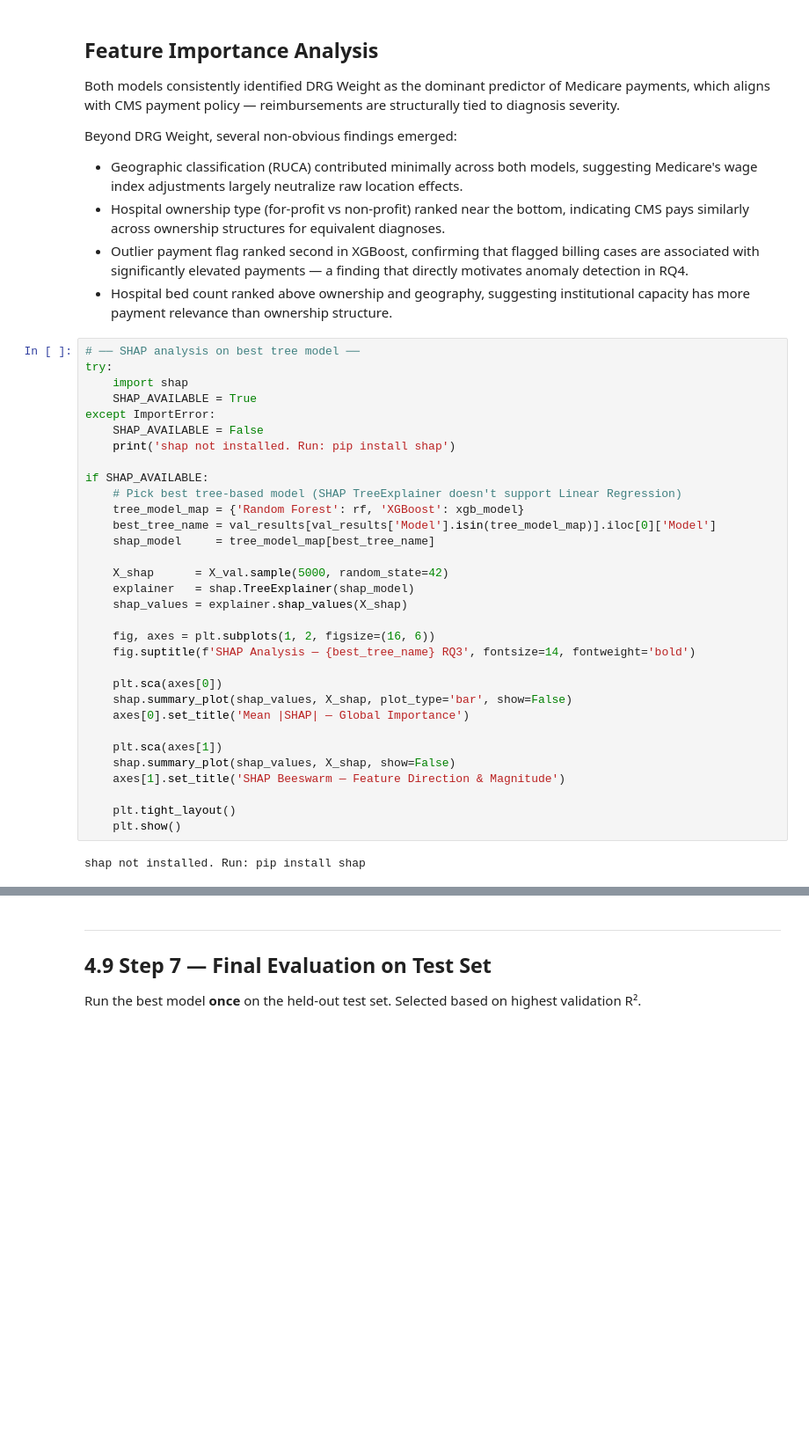
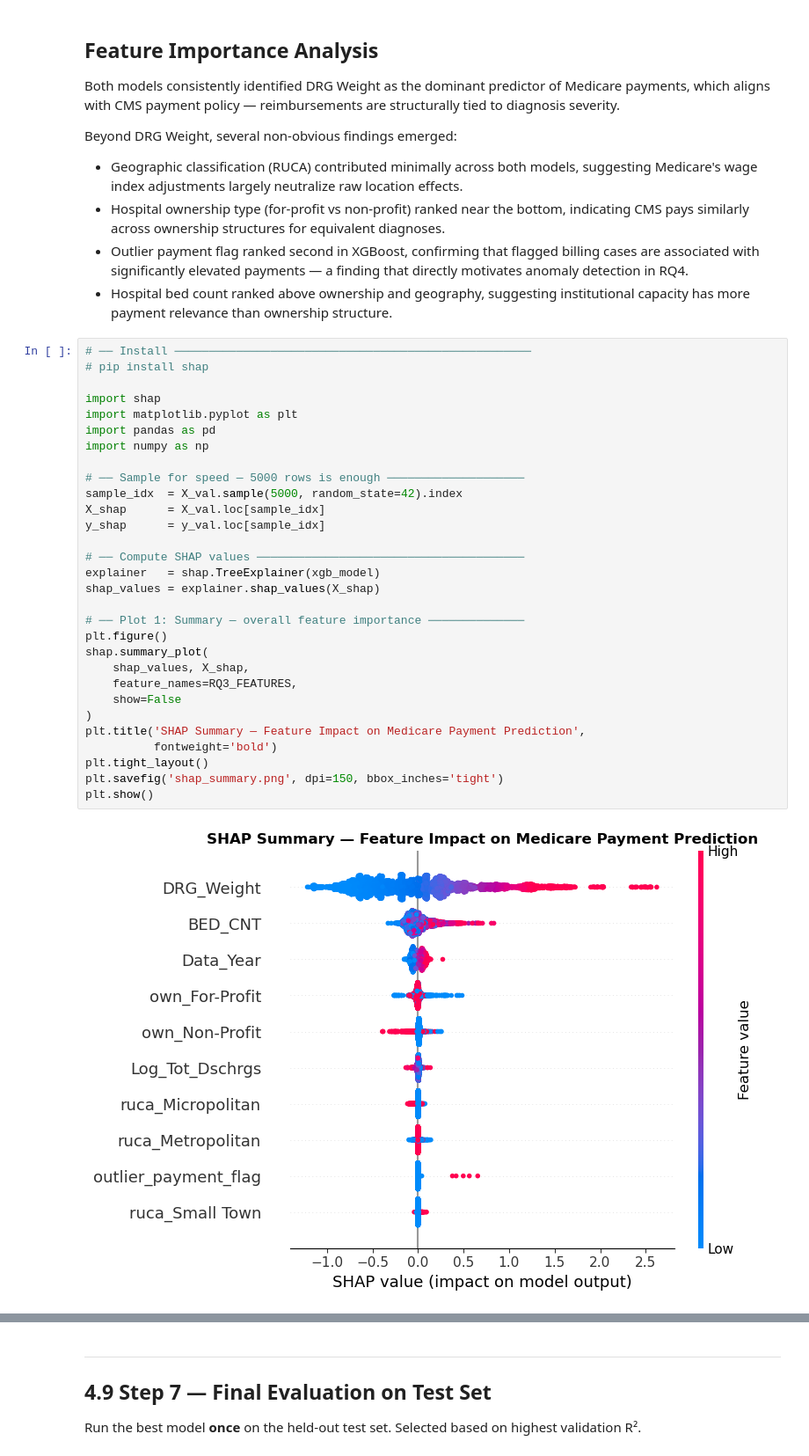
Before and after one commit to AlphonsaSruthi/MedicareDataAnalysis, a Jupyter notebook: Scripts/04_Modeling_RQ3.ipynb, the cells around one changed output, grey strips where cells are left out. Shown at 88% size. Saved outputs shown, nothing was run; the diff lists cells and outputs as text; blank space fills up the shorter version.

```diff
--- a/Scripts/04_Modeling_RQ3.ipynb
+++ b/Scripts/04_Modeling_RQ3.ipynb
@@ -710,37 +710,35 @@ Beyond DRG Weight, several non-obvious findings emerged:
   directly motivates anomaly detection in RQ4.
 - Hospital bed count ranked above ownership and geography, suggesting
   institutional capacity has more payment relevance than ownership structure.
-# %%
-# ── SHAP analysis on best tree model ──
-try:
-    import shap
-    SHAP_AVAILABLE = True
-except ImportError:
-    SHAP_AVAILABLE = False
-    print('shap not installed. Run: pip install shap')
-
-if SHAP_AVAILABLE:
-    # Pick best tree-based model (SHAP TreeExplainer doesn't support Linear Regression)
-    tree_model_map = {'Random Forest': rf, 'XGBoost': xgb_model}
-    best_tree_name = val_results[val_results['Model'].isin(tree_model_map)].iloc[0]['Model']
-    shap_model     = tree_model_map[best_tree_name]
-
-    X_shap      = X_val.sample(5000, random_state=42)
-    explainer   = shap.TreeExplainer(shap_model)
-    shap_values = explainer.shap_values(X_shap)
-
-    fig, axes = plt.subplots(1, 2, figsize=(16, 6))
-    fig.suptitle(f'SHAP Analysis — {best_tree_name} RQ3', fontsize=14, fontweight='bold')
-
-    plt.sca(axes[0])
-    shap.summary_plot(shap_values, X_shap, plot_type='bar', show=False)
-    axes[0].set_title('Mean |SHAP| — Global Importance')
-
-    plt.sca(axes[1])
-    shap.summary_plot(shap_values, X_shap, show=False)
-    axes[1].set_title('SHAP Beeswarm — Feature Direction & Magnitude')
-
-    plt.tight_layout()
-    plt.show()
-# %% [output]
-shap not installed. Run: pip install shap
+# %%
+# ── Install ────────────────────────────────────────────────────
+# pip install shap
+
+import shap
+import matplotlib.pyplot as plt
+import pandas as pd
+import numpy as np
+
+# ── Sample for speed — 5000 rows is enough ────────────────────
+sample_idx  = X_val.sample(5000, random_state=42).index
+X_shap      = X_val.loc[sample_idx]
+y_shap      = y_val.loc[sample_idx]
+
+# ── Compute SHAP values ───────────────────────────────────────
+explainer   = shap.TreeExplainer(xgb_model)
+shap_values = explainer.shap_values(X_shap)
+
+# ── Plot 1: Summary — overall feature importance ──────────────
+plt.figure()
+shap.summary_plot(
+    shap_values, X_shap,
+    feature_names=RQ3_FEATURES,
+    show=False
+)
+plt.title('SHAP Summary — Feature Impact on Medicare Payment Prediction',
+          fontweight='bold')
+plt.tight_layout()
+plt.savefig('shap_summary.png', dpi=150, bbox_inches='tight')
+plt.show()
+# %% [output]
+[figure, added]
```
Also changed, not shown: parts of 9 cells of this notebook, 9 other files.
